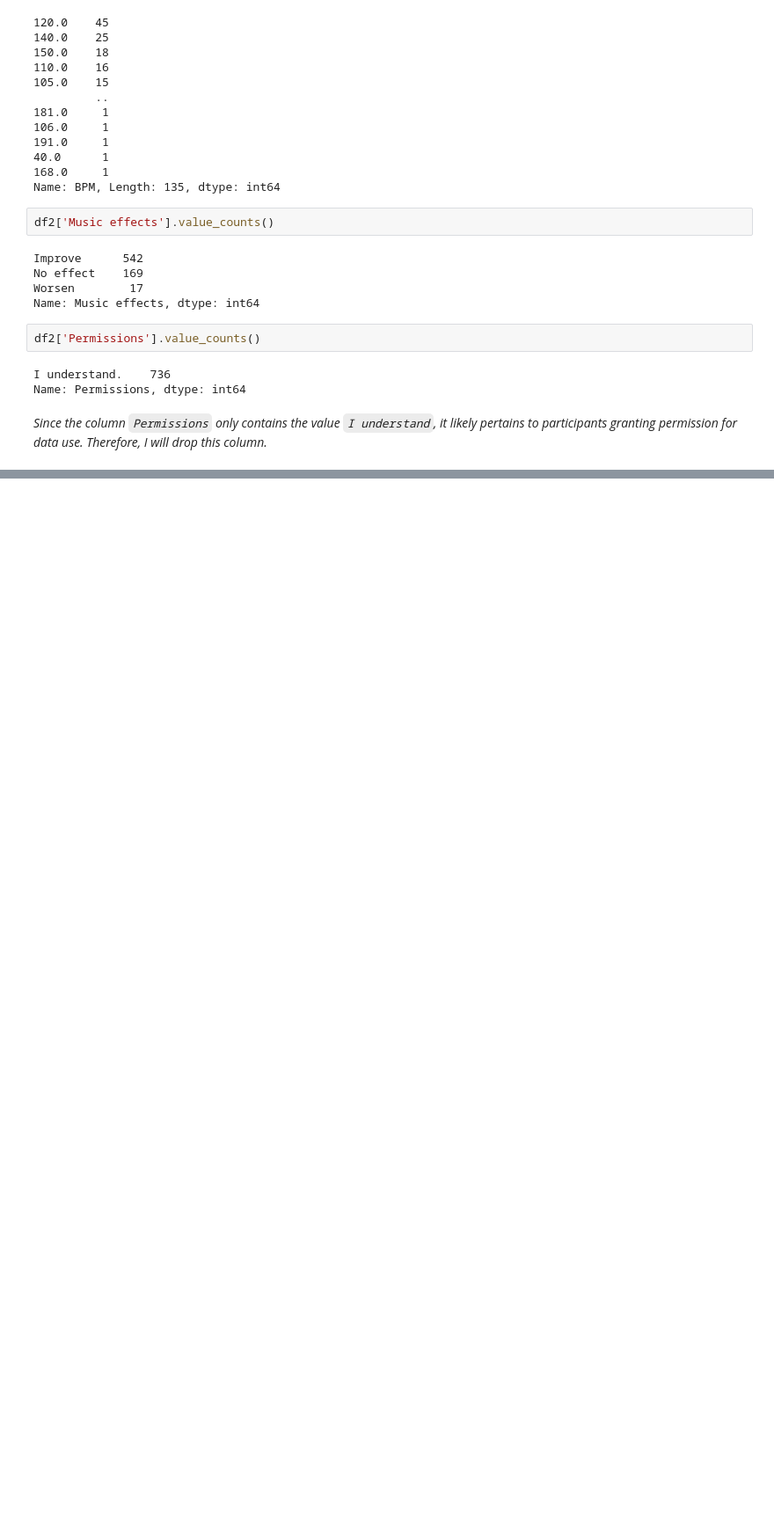
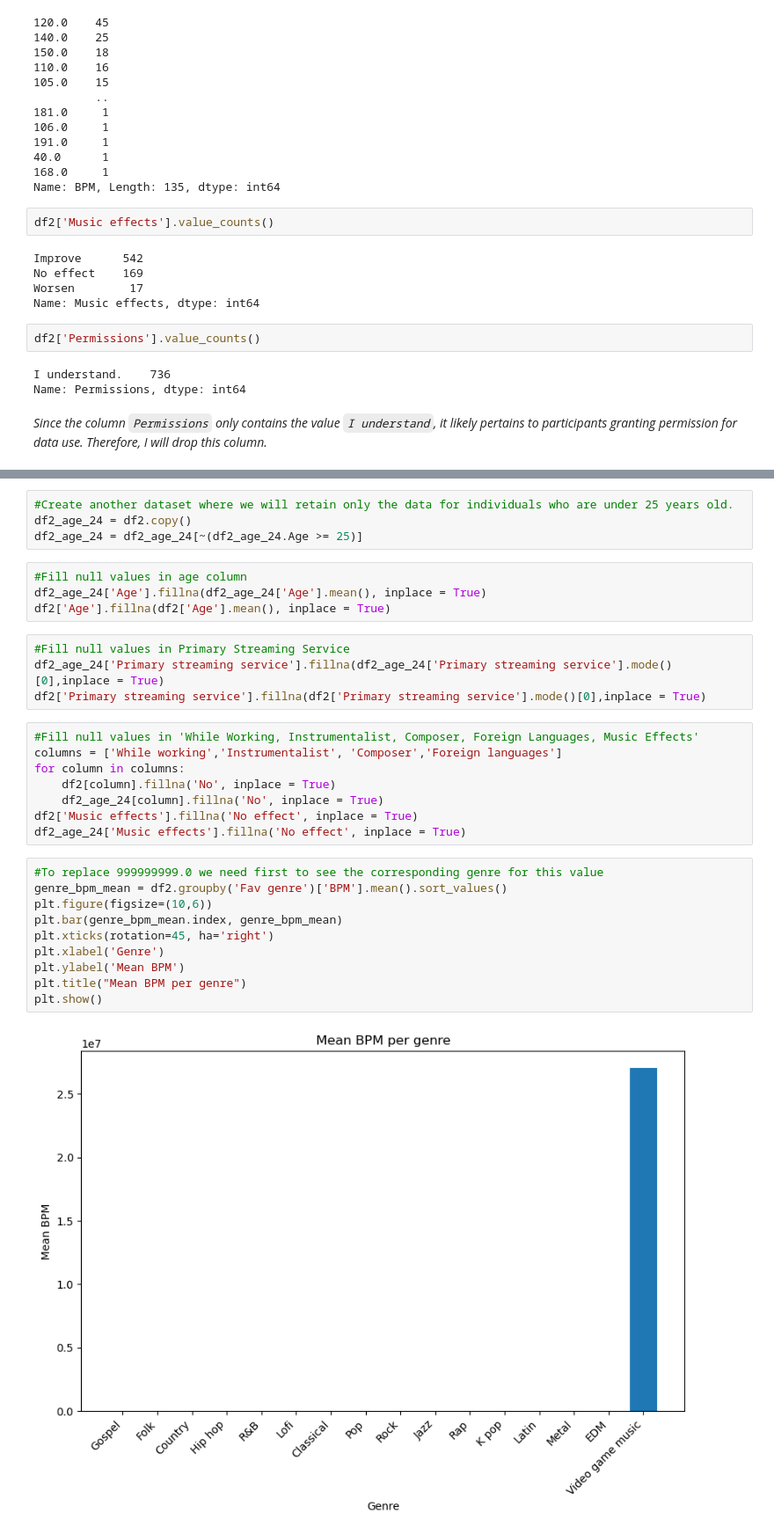
Before and after one commit to YahyaMOUDRIK/Students_Mental_Health_And_Music_Effects_Project, a Jupyter notebook: Students' Mental Health Project - Cleaning.ipynb, the cells around one changed output, grey strips where cells are left out. Shown: that part at 88% size. Saved outputs shown, nothing was run; the diff lists cells and outputs as text; blank space fills up the shorter version.

```diff
--- a/Students' Mental Health Project - Cleaning.ipynb
+++ b/Students' Mental Health Project - Cleaning.ipynb
@@ -317,0 +472,32 @@ Name: Permissions, dtype: int64
+# %%
+#Create another dataset where we will retain only the data for individuals who are under 25 years old.
+df2_age_24 = df2.copy()
+df2_age_24 = df2_age_24[~(df2_age_24.Age >= 25)]
+# %%
+#Fill null values in age column
+df2_age_24['Age'].fillna(df2_age_24['Age'].mean(), inplace = True)
+df2['Age'].fillna(df2['Age'].mean(), inplace = True)
+# %%
+#Fill null values in Primary Streaming Service
+df2_age_24['Primary streaming service'].fillna(df2_age_24['Primary streaming service'].mode()[0],inplace = True)
+df2['Primary streaming service'].fillna(df2['Primary streaming service'].mode()[0],inplace = True)
+# %%
+#Fill null values in 'While Working, Instrumentalist, Composer, Foreign Languages, Music Effects'
+columns = ['While working','Instrumentalist', 'Composer','Foreign languages']
+for column in columns:
+    df2[column].fillna('No', inplace = True)
+    df2_age_24[column].fillna('No', inplace = True)
+df2['Music effects'].fillna('No effect', inplace = True)
+df2_age_24['Music effects'].fillna('No effect', inplace = True)
+# %%
+#To replace 999999999.0 we need first to see the corresponding genre for this value
+genre_bpm_mean = df2.groupby('Fav genre')['BPM'].mean().sort_values()
+plt.figure(figsize=(10,6))
+plt.bar(genre_bpm_mean.index, genre_bpm_mean)
+plt.xticks(rotation=45, ha='right')
+plt.xlabel('Genre')
+plt.ylabel('Mean BPM')
+plt.title("Mean BPM per genre")
+plt.show()
+# %% [output]
+[figure, added]
```
Also changed, not shown: parts of 30 cells of this notebook.
